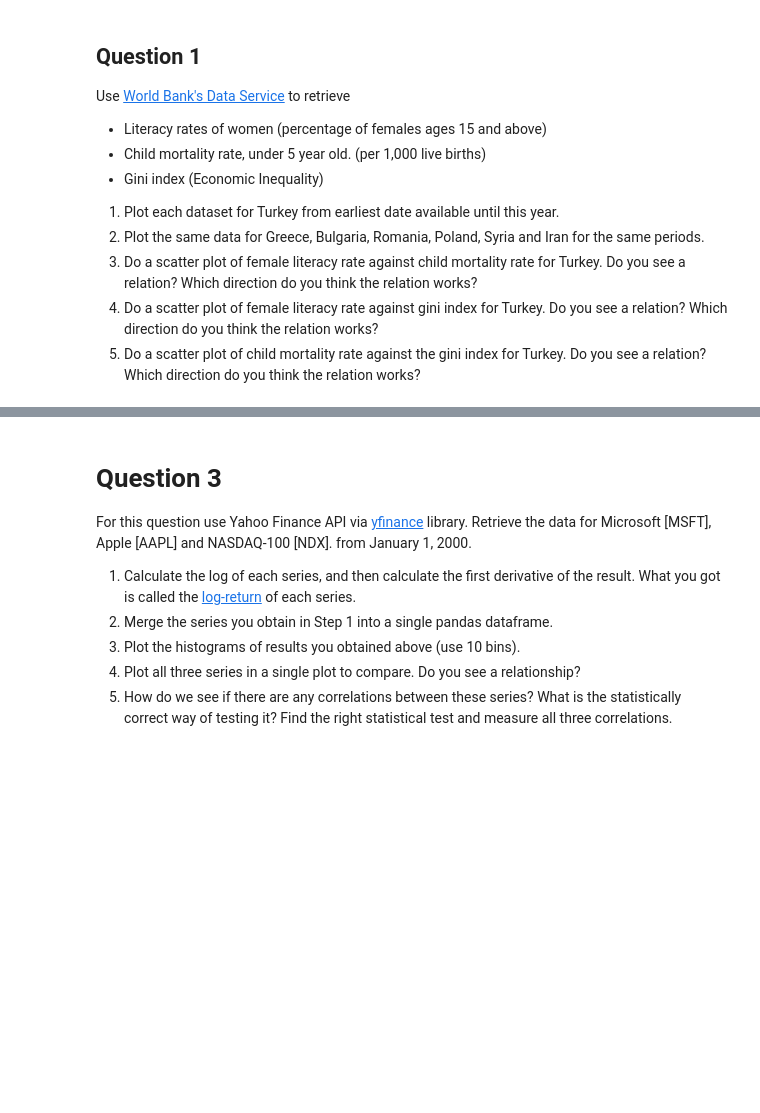
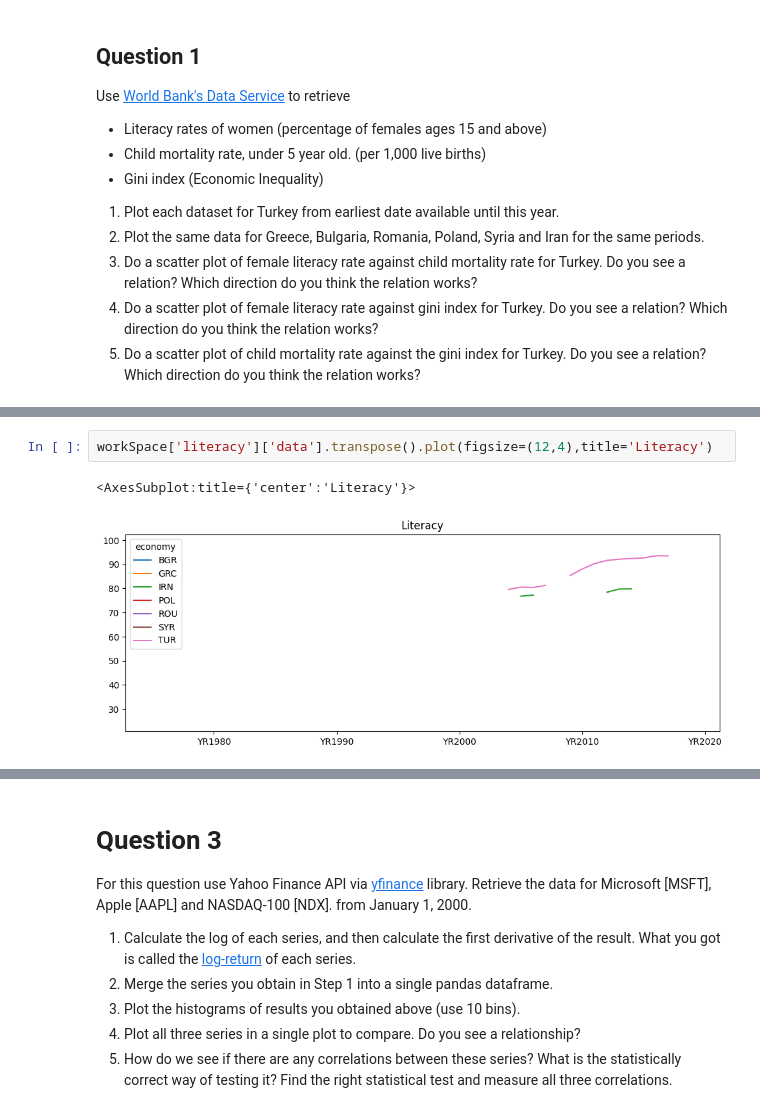
Before and after one commit to kaygun/2022-Fall-388E, a Jupyter notebook: HW1.ipynb, the cells around one changed output, grey strips where cells are left out. Saved outputs shown, nothing was run; the diff lists cells and outputs as text; blank space fills up the shorter version.

```diff
--- a/HW1.ipynb
+++ b/HW1.ipynb
@@ -18,0 +55,5 @@ Use [World Bank's Data Service](https://data.worldbank.org/) to retrieve
+# %%
+workSpace['literacy']['data'].transpose().plot(figsize=(12,4),title='Literacy')
+# %% [output]
+<AxesSubplot:title={'center':'Literacy'}>
+[figure, added]
```
Also changed, not shown: parts of 22 cells of this notebook.
